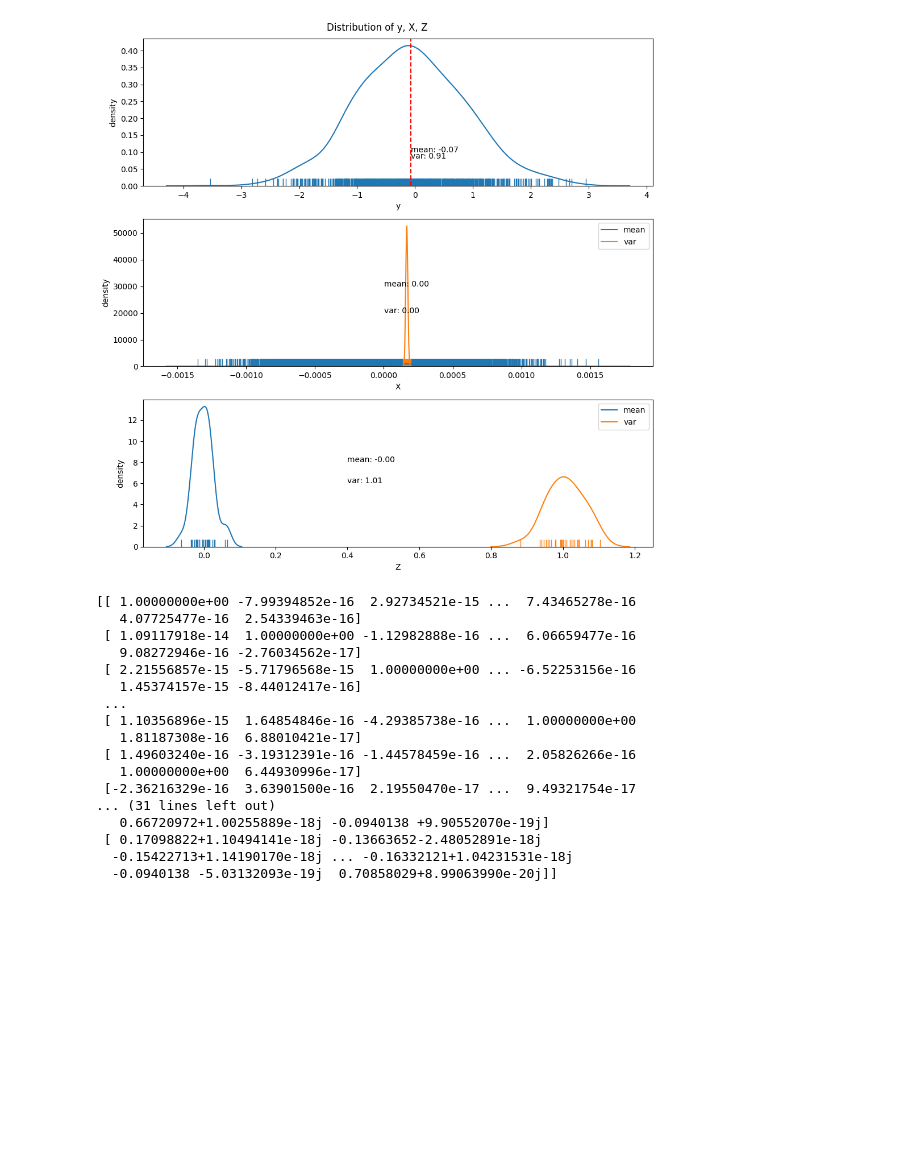
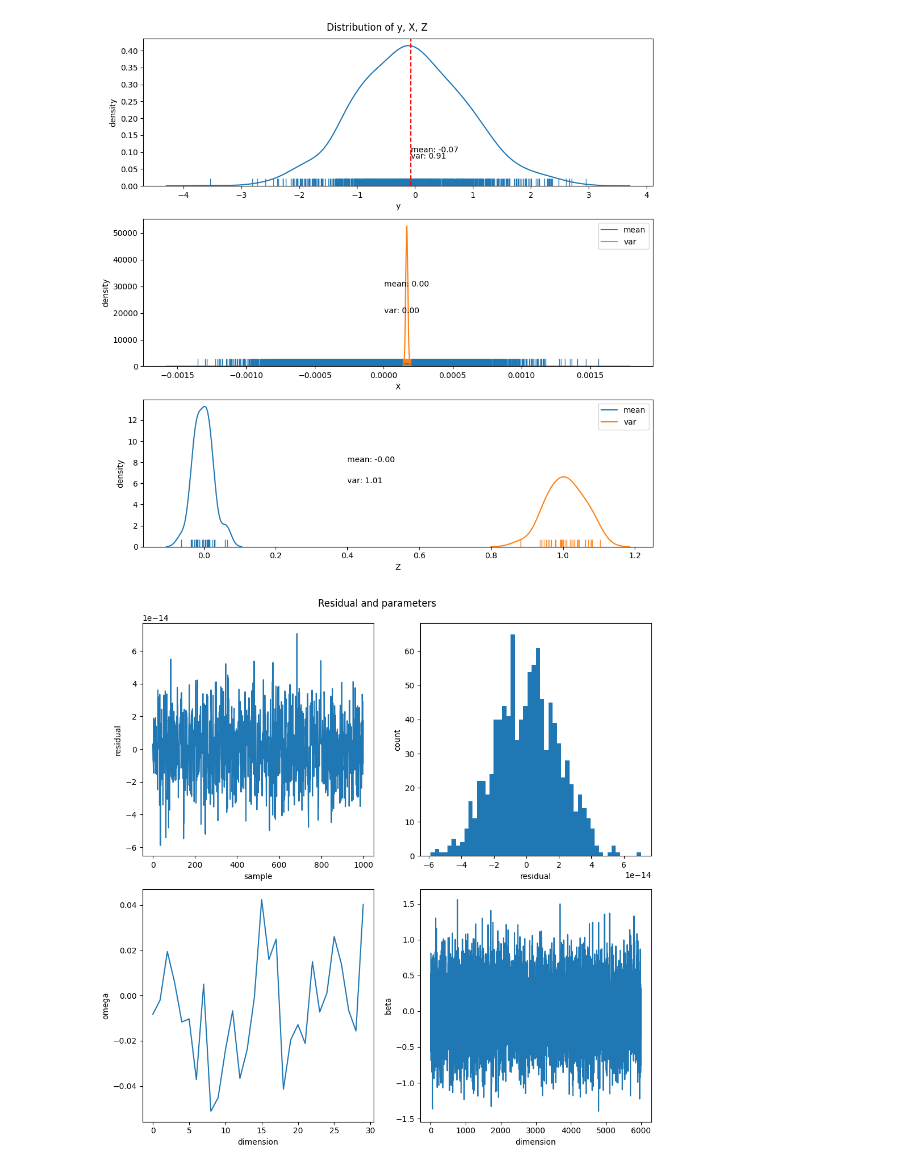
Before and after one commit to LucaJiang/Mixed-Effect-Model-Numerical-Algorithm, a Jupyter notebook: explore_data.ipynb, the cells around one changed output. Saved outputs shown, nothing was run; the diff lists cells and outputs as text; code cells hidden in the pictures; blank space fills up the shorter version.

```diff
--- a/explore_data.ipynb
+++ b/explore_data.ipynb
@@ -74,20 +57,31 @@ I_e = Gamma_e @ tmp
-# %%
-print(I_p, I_i, I_e, sep='\n\n')
-# %% [output]
-[[ 1.00000000e+00 -7.99394852e-16  2.92734521e-15 ...  7.43465278e-16
-   4.07725477e-16  2.54339463e-16]
- [ 1.09117918e-14  1.00000000e+00 -1.12982888e-16 ...  6.06659477e-16
-   9.08272946e-16 -2.76034562e-17]
- [ 2.21556857e-15 -5.71796568e-15  1.00000000e+00 ... -6.52253156e-16
-   1.45374157e-15 -8.44012417e-16]
- ...
- [ 1.10356896e-15  1.64854846e-16 -4.29385738e-16 ...  1.00000000e+00
-   1.81187308e-16  6.88010421e-17]
- [ 1.49603240e-16 -3.19312391e-16 -1.44578459e-16 ...  2.05826266e-16
-   1.00000000e+00  6.44930996e-17]
- [-2.36216329e-16  3.63901500e-16  2.19550470e-17 ...  9.49321754e-17
-... (31 lines left out)
-   0.66720972+1.00255889e-18j -0.0940138 +9.90552070e-19j]
- [ 0.17098822+1.10494141e-18j -0.13663652-2.48052891e-18j
-  -0.15422713+1.14190170e-18j ... -0.16332121+1.04231531e-18j
-  -0.0940138 -5.03132093e-19j  0.70858029+8.99063990e-20j]]
+# %%
+A = np.hstack((Z, X))
+n = A.shape[0]
+c = Z.shape[1]
+p = X.shape[1]
+# regression on y=A*gamma+epsilon
+gamma = np.linalg.lstsq(A, y, rcond=None)[0]
+# residual
+epsilon = y - A.dot(gamma)
+# plot residual and gamma
+plt.figure(figsize=(10, 10))
+plt.subplot(2, 2, 1)
+plt.plot(epsilon)
+plt.xlabel('sample')
+plt.ylabel('residual')
+plt.subplot(2, 2, 2)
+plt.hist(epsilon, bins=50)
+plt.xlabel('residual')
+plt.ylabel('count')
+plt.subplot(2, 2, 3)
+plt.plot(gamma[:c])
+plt.xlabel('dimension')
+plt.ylabel('omega')
+plt.subplot(2, 2, 4)
+plt.plot(gamma[c:])
+plt.xlabel('dimension')
+plt.ylabel('beta')
+plt.suptitle('Residual and parameters')
+plt.tight_layout()
+# %% [output]
+[figure, added]
```
Also changed, not shown: parts of 6 cells of this notebook, 7 other files.
